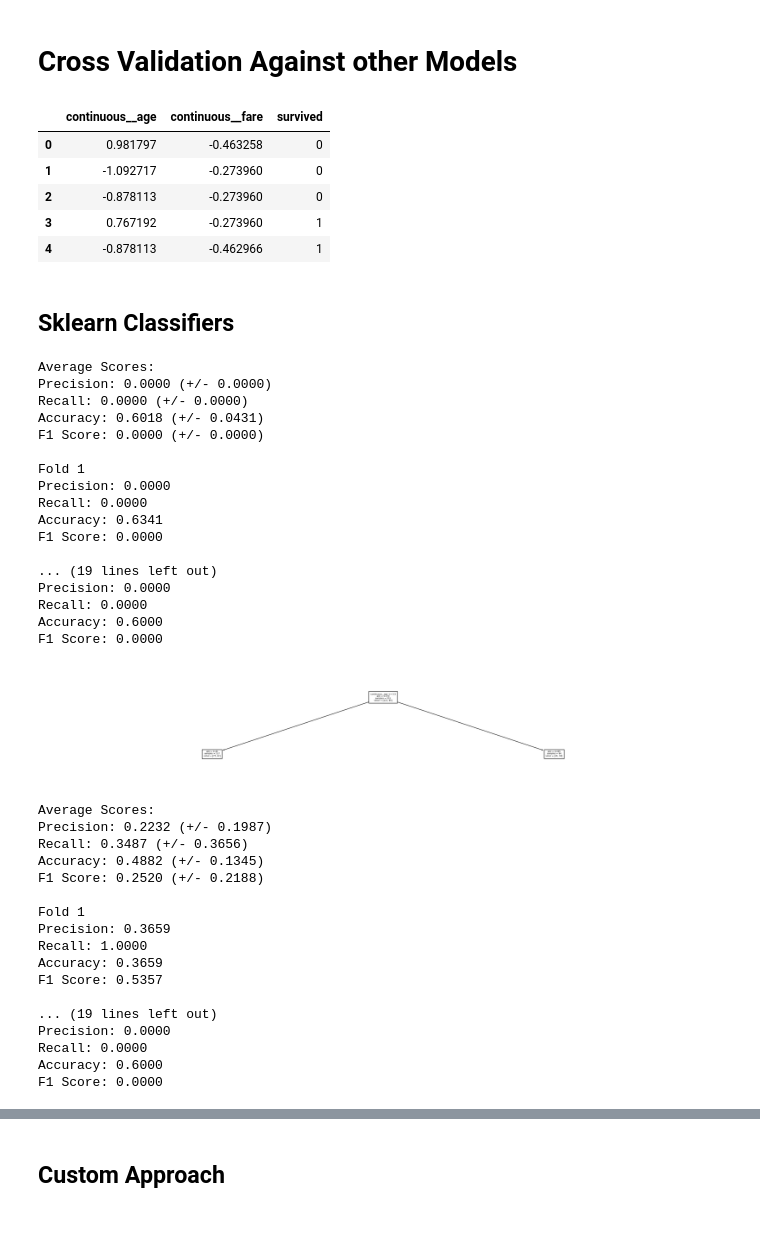
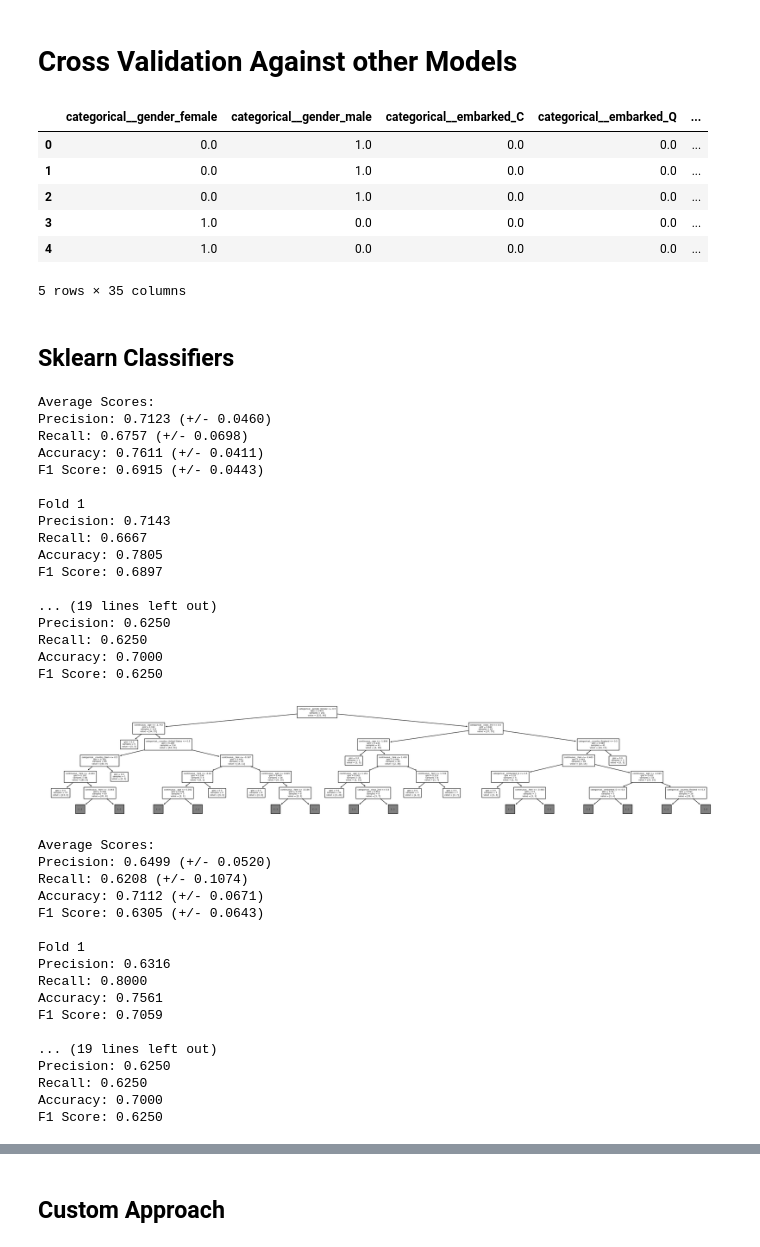
Before and after one commit to IsaacFigNewton/Conditional-Probability-Manifold-Regressor, a Jupyter notebook: KNN_Estimation_of_Feature_Probability_Distributions.ipynb, the cells around one changed output, grey strips where cells are left out. Saved outputs shown, nothing was run; the diff lists cells and outputs as text; code cells hidden in the pictures.

```diff
--- a/KNN_Estimation_of_Feature_Probability_Distributions.ipynb
+++ b/KNN_Estimation_of_Feature_Probability_Distributions.ipynb
@@ -480,7 +323,7 @@ print(len(dataset))
 
 # Identify categorical, continuous, and binary columns
 quantitative_vars = ["age", "fare"]
-categorical_vars = []#"gender", "embarked", "class", "country"]
+categorical_vars = ["gender", "embarked", "class", "country"]
 X = quantitative_vars + categorical_vars
 
 y = ['survived']
@@ -689,12 +419,13 @@ dtype: float64
 # %%
 transformed_dataset.head()
 # %% [output]
-|  | continuous__age | continuous__fare | survived |
-| 0 | 0.981797 | -0.463258 | 0 |
-| 1 | -1.092717 | -0.273960 | 0 |
-| 2 | -0.878113 | -0.273960 | 0 |
-| 3 | 0.767192 | -0.273960 | 1 |
-| 4 | -0.878113 | -0.462966 | 1 |
+|  | categorical__gender_female | categorical__gender_male | categorical__embarked_C | categorical__embarked_Q | ... |
+| 0 | 0.0 | 1.0 | 0.0 | 0.0 | ... |
+| 1 | 0.0 | 1.0 | 0.0 | 0.0 | ... |
+| 2 | 0.0 | 1.0 | 0.0 | 0.0 | ... |
+| 3 | 1.0 | 0.0 | 0.0 | 0.0 | ... |
+| 4 | 1.0 | 0.0 | 0.0 | 0.0 | ... |
+5 rows × 35 columns
 # %%
 # Define the scoring metrics
 scoring = {
@@ -710,69 +441,69 @@ avg_scores = dict()
 # %%
 # Create a pipeline with preprocessor and DecisionTreeClassifier
 pipeline = Pipeline([
     ('decision tree classifier', DecisionTreeClassifier())
 ])
 
-cv_results_to_dict(pipeline, transformed_X, transformed_y)
+cv_results_to_dict(pipeline, transformed_dataset[transformed_feature_names], transformed_dataset[y[0]])
 
 # Fit the pipeline to the data
-pipeline.fit(transformed_X, transformed_y)
+pipeline.fit(transformed_dataset[transformed_feature_names], transformed_dataset[y[0]])
 
 # Create a figure and axis with a wider x-axis
 fig, ax = plt.subplots(figsize=(30, 5))
 
 # Plot the decision tree
 sk.tree.plot_tree(pipeline.named_steps['decision tree classifier'],
                   max_depth=5,
                   feature_names=transformed_feature_names,
                   fontsize=5,
                   ax=ax)
 
 plt.show()
 # %% [output]
 Average Scores:
-Precision: 0.0000 (+/- 0.0000)
-Recall: 0.0000 (+/- 0.0000)
-Accuracy: 0.6018 (+/- 0.0431)
-F1 Score: 0.0000 (+/- 0.0000)
+Precision: 0.7123 (+/- 0.0460)
+Recall: 0.6757 (+/- 0.0698)
+Accuracy: 0.7611 (+/- 0.0411)
+F1 Score: 0.6915 (+/- 0.0443)
 
 Fold 1
-Precision: 0.0000
-Recall: 0.0000
-Accuracy: 0.6341
-F1 Score: 0.0000
+Precision: 0.7143
+Recall: 0.6667
+Accuracy: 0.7805
+F1 Score: 0.6897
 
 ... (19 lines left out)
-Precision: 0.0000
-Recall: 0.0000
-Accuracy: 0.6000
-F1 Score: 0.0000
+Precision: 0.6250
+Recall: 0.6250
+Accuracy: 0.7000
+F1 Score: 0.6250
-[figure, old version]
+[figure, new version]
 # %%
 # Create a pipeline with preprocessor and KNeighborsClassifier
 pipeline = Pipeline([
-    ('knn classifier', KNeighborsClassifier(n_neighbors=n_neighbors))
+    ('knn classifier', KNeighborsClassifier(n_neighbors=default_n_neighbors))
 ])
 
-cv_results_to_dict(pipeline, transformed_X, transformed_y)
+cv_results_to_dict(pipeline, transformed_dataset[transformed_feature_names], transformed_dataset[y[0]])
 # %% [output]
 Average Scores:
-Precision: 0.2232 (+/- 0.1987)
-Recall: 0.3487 (+/- 0.3656)
-Accuracy: 0.4882 (+/- 0.1345)
-F1 Score: 0.2520 (+/- 0.2188)
+Precision: 0.6499 (+/- 0.0520)
+Recall: 0.6208 (+/- 0.1074)
+Accuracy: 0.7112 (+/- 0.0671)
+F1 Score: 0.6305 (+/- 0.0643)
 
 Fold 1
-Precision: 0.3659
-Recall: 1.0000
-Accuracy: 0.3659
-F1 Score: 0.5357
+Precision: 0.6316
+Recall: 0.8000
+Accuracy: 0.7561
+F1 Score: 0.7059
 
 ... (19 lines left out)
-Precision: 0.0000
-Recall: 0.0000
-Accuracy: 0.6000
-F1 Score: 0.0000
+Precision: 0.6250
+Recall: 0.6250
+Accuracy: 0.7000
+F1 Score: 0.6250
 # %%
 # Create a pipeline with preprocessor and GaussianNB classifier
 pipeline = Pipeline([
```
Also changed, not shown: parts of 31 cells of this notebook.
